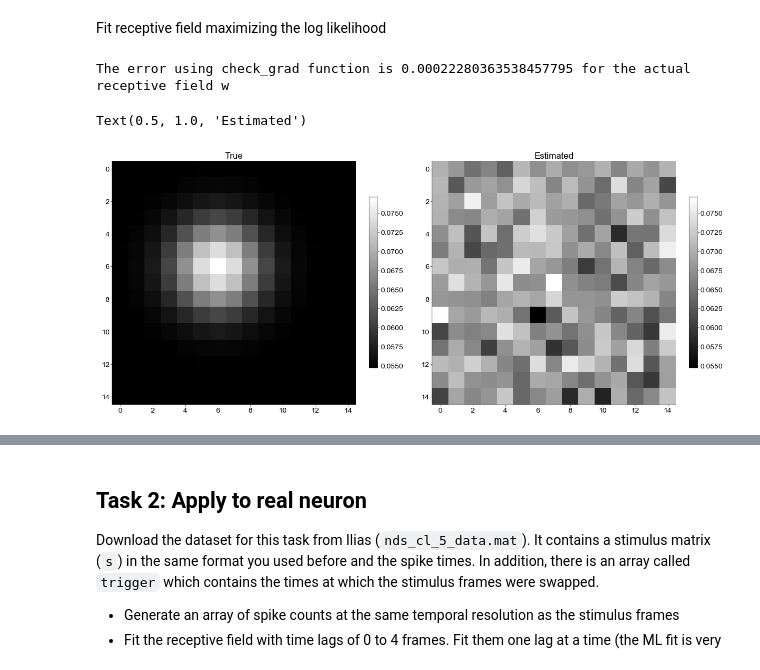
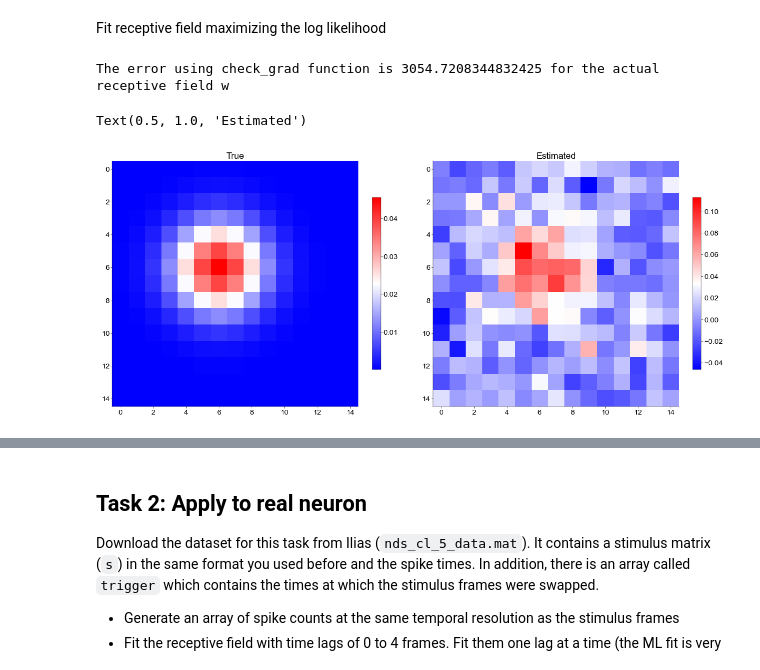
Before and after one commit to atimcenko/tu-neural-data-science, a Jupyter notebook: notebooks/CodingLab5_Nitin.ipynb, the cells around one changed output, grey strips where cells are left out. Drawn from its saved outputs; the diff is of its cells as text; code cells hidden in the pictures.

```diff
--- a/notebooks/CodingLab5_Nitin.ipynb
+++ b/notebooks/CodingLab5_Nitin.ipynb
@@ -157,6 +157,7 @@ def sample_lnp(w, nT, dt, R, v):
     np.random.seed(10)
 
     # insert your code here
+    from scipy import stats
 
     # ------------------------------------------------
     # Generate samples from an instantaneous LNP model
@@ -164,11 +165,7 @@ def sample_lnp(w, nT, dt, R, v):
     # ------------------------------------------------
     from sklearn.datasets import make_checkerboard
 
-    s = np.empty((225,nT))
-    for i in range(nT):
-        s1, rows, cols = make_checkerboard((15, 15),1, noise=5)
-        s[:,i] = s1.ravel()/np.linalg.norm(s1.ravel()) # Normalizing the stimulus as we did with the receptive field by diving it with the ||s||
-
+    s = stats.norm(scale=np.sqrt(v)).rvs(size=(w.shape[0], nT))
 
     r = np.exp(w.T@s) * dt * R
 
@@ -258,11 +255,16 @@ def negloglike_lnp(x, c, s, dt=0.1, R=50):
     # calculated earlier. (0.5 pts)
     # ------------------------------------------------
 
-    from scipy.special import factorial
+    from scipy.special import factorial,gammaln, expit
 
-    r = np.exp(x.T@s) * dt * R
+    #r = np.exp(x.T@s) * dt * R
+    # TO avoid overflow
+    r = expit(np.dot(x.T,s)) * dt * R
 
-    f = -np.sum(c*np.log(r) - np.log(factorial(c)) - r)
+    # To the code more efficient and avoid numerical overflow, we are using gamma function
+    # f = -np.sum(c*np.log(r) - np.log(factorial(c)) - r)
+
+    f = -np.sum(c * np.log(r) - r - gammaln(c+1))
 
     df = -(c - r)@s.T
 
@@ -280,42 +282,43 @@ Fit receptive field maximizing the log likelihood
 # Tips: use scipy.optimize.minimize(). (1 pt)
 # ------------------------------------------
 
+import scipy
 from scipy.optimize import minimize, check_grad
 
 negloglik = lambda x: negloglike_lnp(x,c,s)[0]
 grad_negloglik = lambda x: negloglike_lnp(x,c,s)[1]
 
-error = check_grad(negloglik,grad_negloglik,w) # To check if gradient is calculated is right
+error = check_grad(negloglik,grad_negloglik, w) # To check if gradient is calculated is right
 
 print("The error using check_grad function is {} for the actual receptive field w".format(error))
 
 
-x0=np.random.randn(225) #inititalizing the values for receptive field
-w_cal = minimize(negloglik, x0, jac=grad_negloglik, method='BFGS')
+x0= w #scipy.stats.norm.rvs(size=(D, D)).flatten() #np.random.randn(225) #inititalizing the values for receptive field
+w_cal = minimize(negloglik, x0 ,jac=grad_negloglik, method='BFGS')
 w_opt = w_cal.x
 # %% [output]
-The error using check_grad function is 0.00022280363538457795 for the actual receptive field w
+The error using check_grad function is 3054.7208344832425 for the actual receptive field w
 # %%
 # insert your code here
 
 # ------------------------------------
 # Plot the ground truth and estimated
 # `w` side by side. (0.5 pts)
 # ------------------------------------
 
 mosaic = [["True", "Estimated"]]
 fig, ax = plt.subplot_mosaic(mosaic=mosaic, figsize=(12,5))
 
 # make sure to add a colorbar. 'bwr' is a reasonable choice for the cmap.
 
-ax[mosaic[0][0]].imshow(w.reshape((15,15)), cmap='gray')
+img = ax[mosaic[0][0]].imshow(w.reshape((15,15)), cmap='bwr')
 fig.colorbar(img, ax=ax[mosaic[0][0]], location='right',  shrink=0.7)
 ax[mosaic[0][0]].set_title(mosaic[0][0])
 
 
-ax[mosaic[0][1]].imshow(w_opt.reshape((15,15)), cmap='gray')
+img = ax[mosaic[0][1]].imshow(w_opt.reshape((15,15)), cmap='bwr')
 fig.colorbar(img, ax=ax[mosaic[0][1]], location='right',  shrink=0.7)
 ax[mosaic[0][1]].set_title(mosaic[0][1])
 # %% [output]
 Text(0.5, 1.0, 'Estimated')
-[figure, old version]
+[figure, new version]
```
Also changed, not shown: parts of 9 cells of this notebook.
